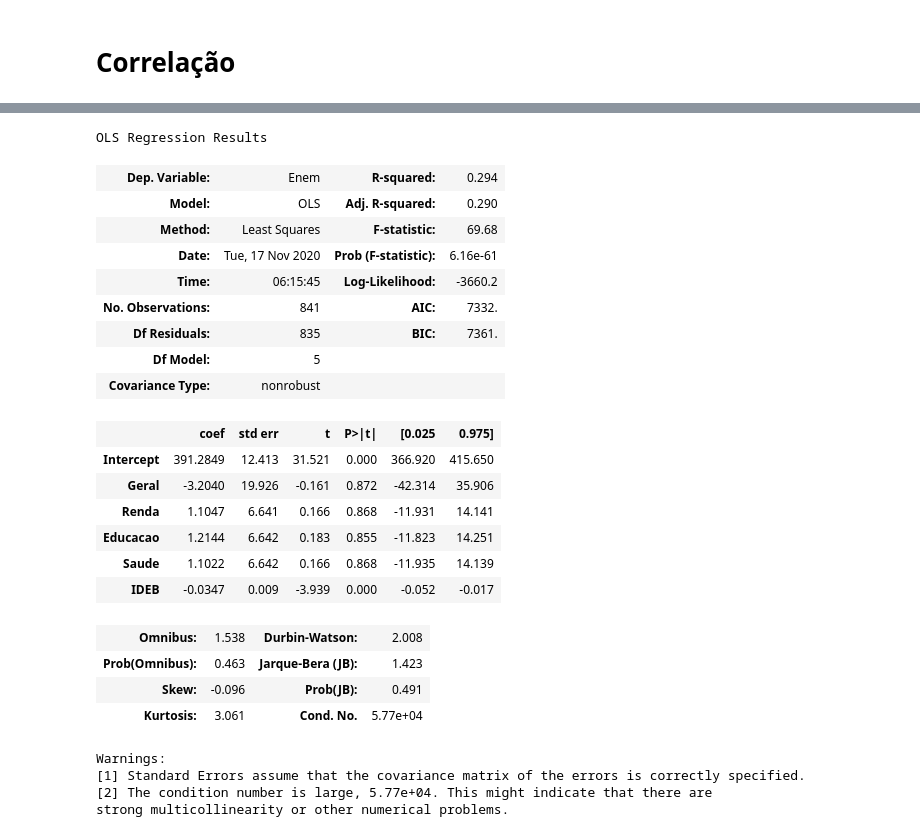
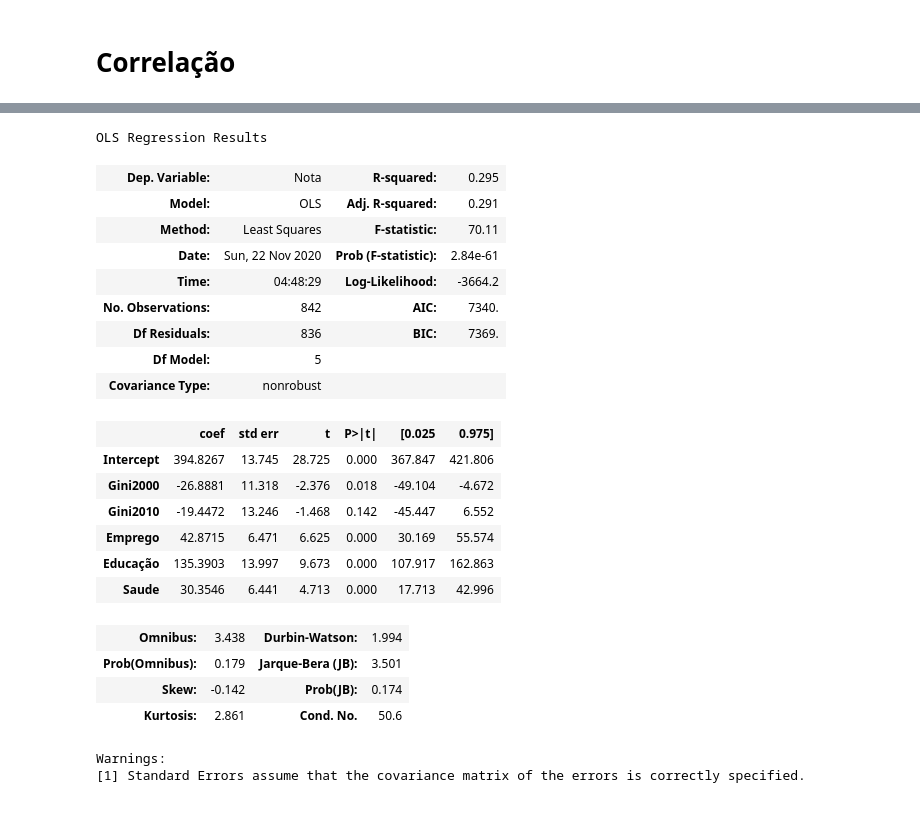
Before and after one commit to BrennoAlves/Educa-MG-2019, a Jupyter notebook: educacaoMG.ipynb, the cells around one changed output, grey strips where cells are left out. Cells and saved outputs as stored; diff of their text form; code cells hidden in the pictures.

```diff
--- a/educacaoMG.ipynb
+++ b/educacaoMG.ipynb
@@ -363,0 +457,3 @@ sns.pairplot(cor)
+# %%
+cor = cor.dropna()
+cor
@@ -380,31 +492,29 @@ plt.plot(x, previsoes, color = 'red')
 # %%
-# modedelo 2
-modeloAjustado = sm.ols(formula= 'Enem ~ Geral + Renda + Educacao + Saude + IDEB', data = cor)
+# modedelo 2 prevendo a nota do enem utilizando das outras variveis exceto o IFDM Geral
+modeloAjustado = sm.ols(formula= 'Nota ~ Gini2000 + Gini2010 + Emprego +	Educação + Saude', data = cor)
 modeloTreinado = modeloAjustado.fit()
 modeloTreinado.summary()
 # %% [output]
 OLS Regression Results
-| Dep. Variable: | Enem | R-squared: | 0.294 |
-| Model: | OLS | Adj. R-squared: | 0.290 |
-| Method: | Least Squares | F-statistic: | 69.68 |
-| Date: | Tue, 17 Nov 2020 | Prob (F-statistic): | 6.16e-61 |
-| Time: | 06:15:45 | Log-Likelihood: | -3660.2 |
-| No. Observations: | 841 | AIC: | 7332. |
-| Df Residuals: | 835 | BIC: | 7361. |
+| Dep. Variable: | Nota | R-squared: | 0.295 |
+| Model: | OLS | Adj. R-squared: | 0.291 |
+| Method: | Least Squares | F-statistic: | 70.11 |
+| Date: | Sun, 22 Nov 2020 | Prob (F-statistic): | 2.84e-61 |
+| Time: | 04:48:29 | Log-Likelihood: | -3664.2 |
+| No. Observations: | 842 | AIC: | 7340. |
+| Df Residuals: | 836 | BIC: | 7369. |
 | Df Model: | 5 |  |  |
 | Covariance Type: | nonrobust |  |  |
 |  | coef | std err | t | P>|t| | [0.025 | 0.975] |
-| Intercept | 391.2849 | 12.413 | 31.521 | 0.000 | 366.920 | 415.650 |
-| Geral | -3.2040 | 19.926 | -0.161 | 0.872 | -42.314 | 35.906 |
-| Renda | 1.1047 | 6.641 | 0.166 | 0.868 | -11.931 | 14.141 |
-| Educacao | 1.2144 | 6.642 | 0.183 | 0.855 | -11.823 | 14.251 |
-| Saude | 1.1022 | 6.642 | 0.166 | 0.868 | -11.935 | 14.139 |
-| IDEB | -0.0347 | 0.009 | -3.939 | 0.000 | -0.052 | -0.017 |
+| Intercept | 394.8267 | 13.745 | 28.725 | 0.000 | 367.847 | 421.806 |
+| Gini2000 | -26.8881 | 11.318 | -2.376 | 0.018 | -49.104 | -4.672 |
+| Gini2010 | -19.4472 | 13.246 | -1.468 | 0.142 | -45.447 | 6.552 |
+| Emprego | 42.8715 | 6.471 | 6.625 | 0.000 | 30.169 | 55.574 |
+| Educação | 135.3903 | 13.997 | 9.673 | 0.000 | 107.917 | 162.863 |
+| Saude | 30.3546 | 6.441 | 4.713 | 0.000 | 17.713 | 42.996 |
-| Omnibus: | 1.538 | Durbin-Watson: | 2.008 |
-| Prob(Omnibus): | 0.463 | Jarque-Bera (JB): | 1.423 |
-| Skew: | -0.096 | Prob(JB): | 0.491 |
-| Kurtosis: | 3.061 | Cond. No. | 5.77e+04 |
+| Omnibus: | 3.438 | Durbin-Watson: | 1.994 |
+| Prob(Omnibus): | 0.179 | Jarque-Bera (JB): | 3.501 |
+| Skew: | -0.142 | Prob(JB): | 0.174 |
+| Kurtosis: | 2.861 | Cond. No. | 50.6 |
 Warnings:
 [1] Standard Errors assume that the covariance matrix of the errors is correctly specified.
-[2] The condition number is large, 5.77e+04. This might indicate that there are
-strong multicollinearity or other numerical problems.
```
Also changed, not shown: parts of 59 cells of this notebook, 1 other file.
